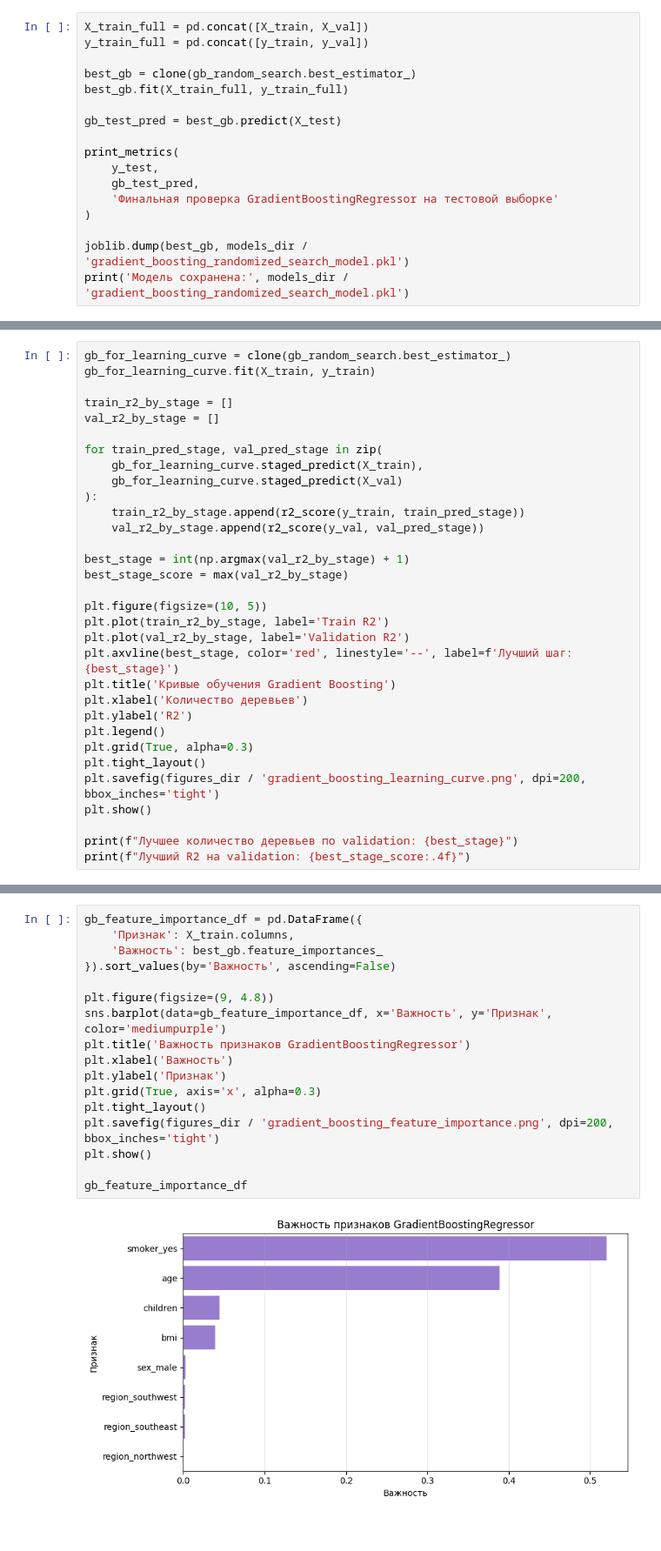
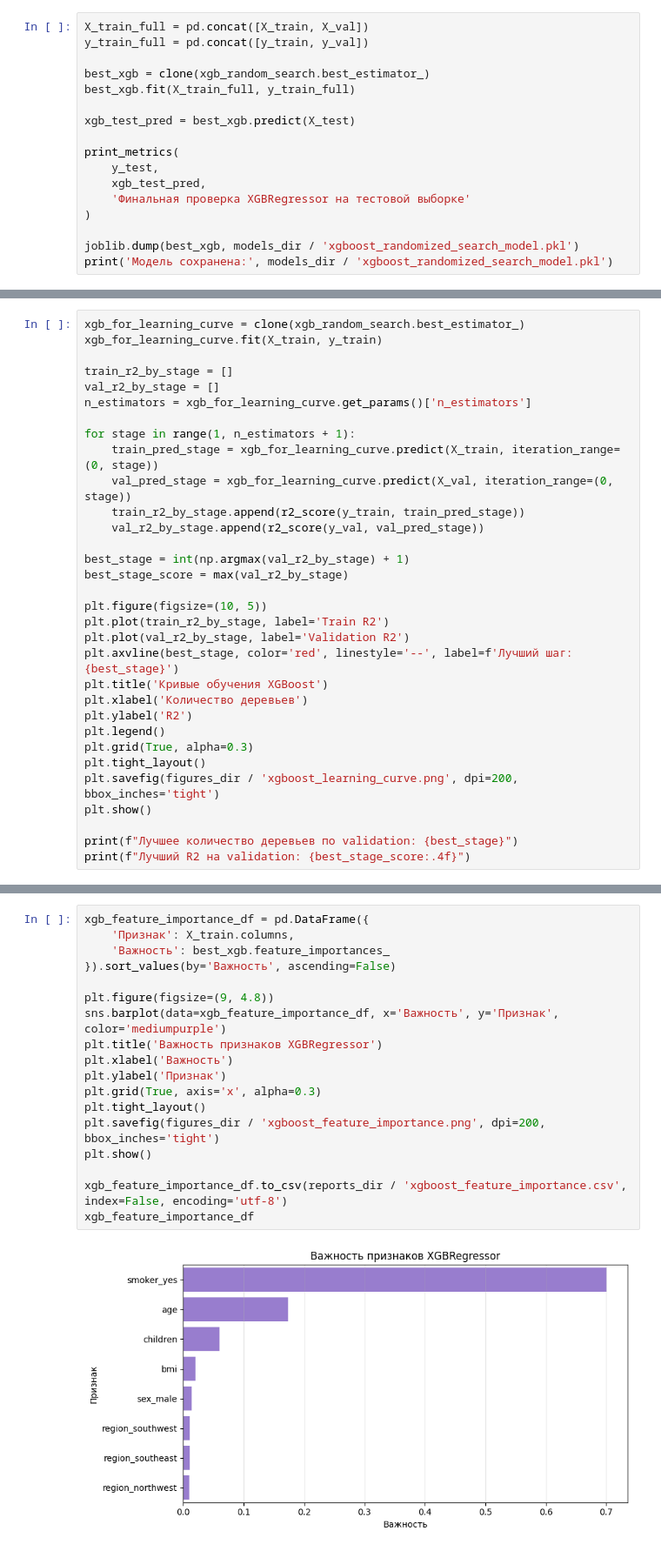
Before and after one commit to elena-kornaeva/Practice_DecisionTreeRegressor, a Jupyter notebook: notebooks/04_GB.ipynb, the cells around one changed output, grey strips where cells are left out. Shown at 87% size. Saved outputs shown, nothing was run; the diff lists cells and outputs as text.

Commit message:
debugging
исправление final_report

```diff
--- a/notebooks/04_GB.ipynb
+++ b/notebooks/04_GB.ipynb
@@ -306,17 +320,17 @@ RMSE: $4415.52
 X_train_full = pd.concat([X_train, X_val])
 y_train_full = pd.concat([y_train, y_val])
 
-best_gb = clone(gb_random_search.best_estimator_)
-best_gb.fit(X_train_full, y_train_full)
+best_xgb = clone(xgb_random_search.best_estimator_)
+best_xgb.fit(X_train_full, y_train_full)
 
-gb_test_pred = best_gb.predict(X_test)
+xgb_test_pred = best_xgb.predict(X_test)
 
 print_metrics(
     y_test,
-    gb_test_pred,
-    'Финальная проверка GradientBoostingRegressor на тестовой выборке'
+    xgb_test_pred,
+    'Финальная проверка XGBRegressor на тестовой выборке'
 )
 
-joblib.dump(best_gb, models_dir / 'gradient_boosting_randomized_search_model.pkl')
-print('Модель сохранена:', models_dir / 'gradient_boosting_randomized_search_model.pkl')
+joblib.dump(best_xgb, models_dir / 'xgboost_randomized_search_model.pkl')
+print('Модель сохранена:', models_dir / 'xgboost_randomized_search_model.pkl')
 # %% [output]
@@ -331,16 +345,16 @@ RMSE: $4443.66
 Посмотрим, как меняется качество модели при добавлении новых деревьев.
 Если качество на train продолжает расти, а на validation перестает улучшаться или падает, это признак переобучения.
 # %%
-gb_for_learning_curve = clone(gb_random_search.best_estimator_)
-gb_for_learning_curve.fit(X_train, y_train)
+xgb_for_learning_curve = clone(xgb_random_search.best_estimator_)
+xgb_for_learning_curve.fit(X_train, y_train)
 
 train_r2_by_stage = []
 val_r2_by_stage = []
+n_estimators = xgb_for_learning_curve.get_params()['n_estimators']
 
-for train_pred_stage, val_pred_stage in zip(
-    gb_for_learning_curve.staged_predict(X_train),
-    gb_for_learning_curve.staged_predict(X_val)
-):
+for stage in range(1, n_estimators + 1):
+    train_pred_stage = xgb_for_learning_curve.predict(X_train, iteration_range=(0, stage))
+    val_pred_stage = xgb_for_learning_curve.predict(X_val, iteration_range=(0, stage))
     train_r2_by_stage.append(r2_score(y_train, train_pred_stage))
     val_r2_by_stage.append(r2_score(y_val, val_pred_stage))
 
@@ -351,13 +365,13 @@ plt.figure(figsize=(10, 5))
 plt.plot(train_r2_by_stage, label='Train R2')
 plt.plot(val_r2_by_stage, label='Validation R2')
 plt.axvline(best_stage, color='red', linestyle='--', label=f'Лучший шаг: {best_stage}')
-plt.title('Кривые обучения Gradient Boosting')
+plt.title('Кривые обучения XGBoost')
 plt.xlabel('Количество деревьев')
 plt.ylabel('R2')
 plt.legend()
 plt.grid(True, alpha=0.3)
 plt.tight_layout()
-plt.savefig(figures_dir / 'gradient_boosting_learning_curve.png', dpi=200, bbox_inches='tight')
+plt.savefig(figures_dir / 'xgboost_learning_curve.png', dpi=200, bbox_inches='tight')
 plt.show()
 
 print(f"Лучшее количество деревьев по validation: {best_stage}")
@@ -405,22 +419,23 @@ plt.show()
 
 Градиентный бустинг, как и другие модели на основе деревьев, позволяет оценить вклад признаков в построение предсказаний.
 # %%
-gb_feature_importance_df = pd.DataFrame({
+xgb_feature_importance_df = pd.DataFrame({
     'Признак': X_train.columns,
-    'Важность': best_gb.feature_importances_
+    'Важность': best_xgb.feature_importances_
 }).sort_values(by='Важность', ascending=False)
 
 plt.figure(figsize=(9, 4.8))
-sns.barplot(data=gb_feature_importance_df, x='Важность', y='Признак', color='mediumpurple')
-plt.title('Важность признаков GradientBoostingRegressor')
+sns.barplot(data=xgb_feature_importance_df, x='Важность', y='Признак', color='mediumpurple')
+plt.title('Важность признаков XGBRegressor')
 plt.xlabel('Важность')
 plt.ylabel('Признак')
 plt.grid(True, axis='x', alpha=0.3)
 plt.tight_layout()
-plt.savefig(figures_dir / 'gradient_boosting_feature_importance.png', dpi=200, bbox_inches='tight')
+plt.savefig(figures_dir / 'xgboost_feature_importance.png', dpi=200, bbox_inches='tight')
 plt.show()
 
-gb_feature_importance_df
+xgb_feature_importance_df.to_csv(reports_dir / 'xgboost_feature_importance.csv', index=False, encoding='utf-8')
+xgb_feature_importance_df
 # %% [output]
-[figure, old version]
+[figure, new version]
 |  | Признак | Важность |
```
Also changed, not shown: parts of 22 cells of this notebook, 49 other files.
